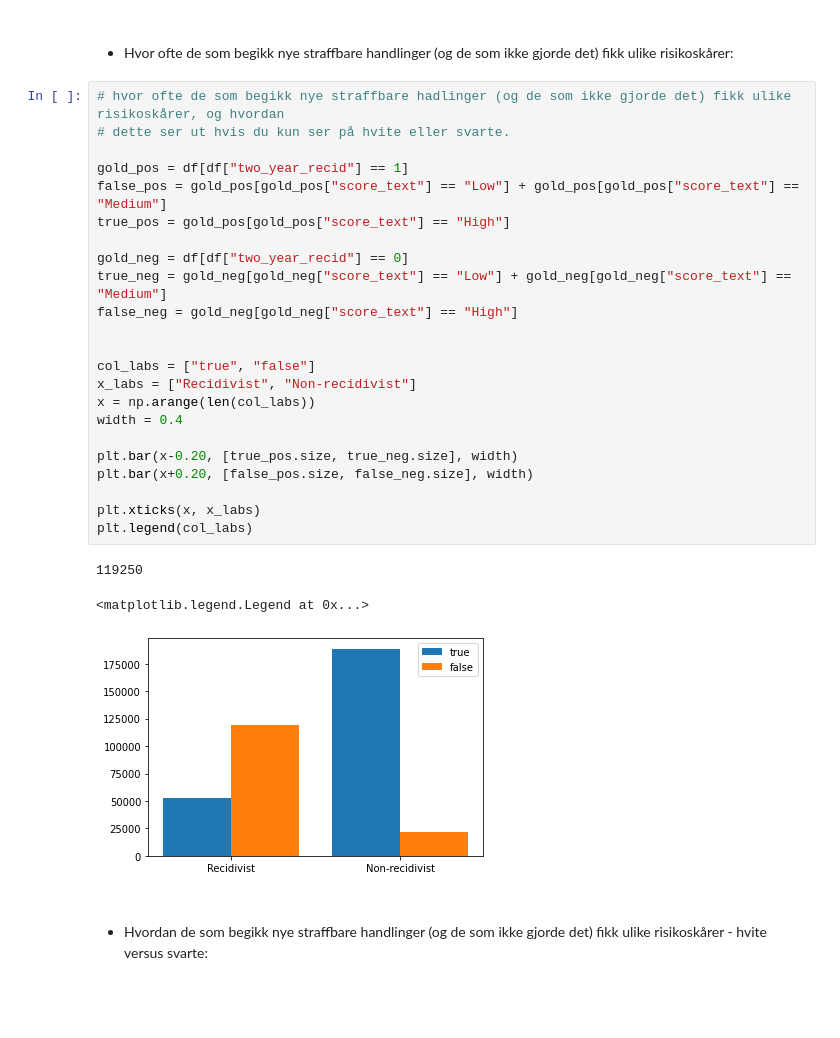
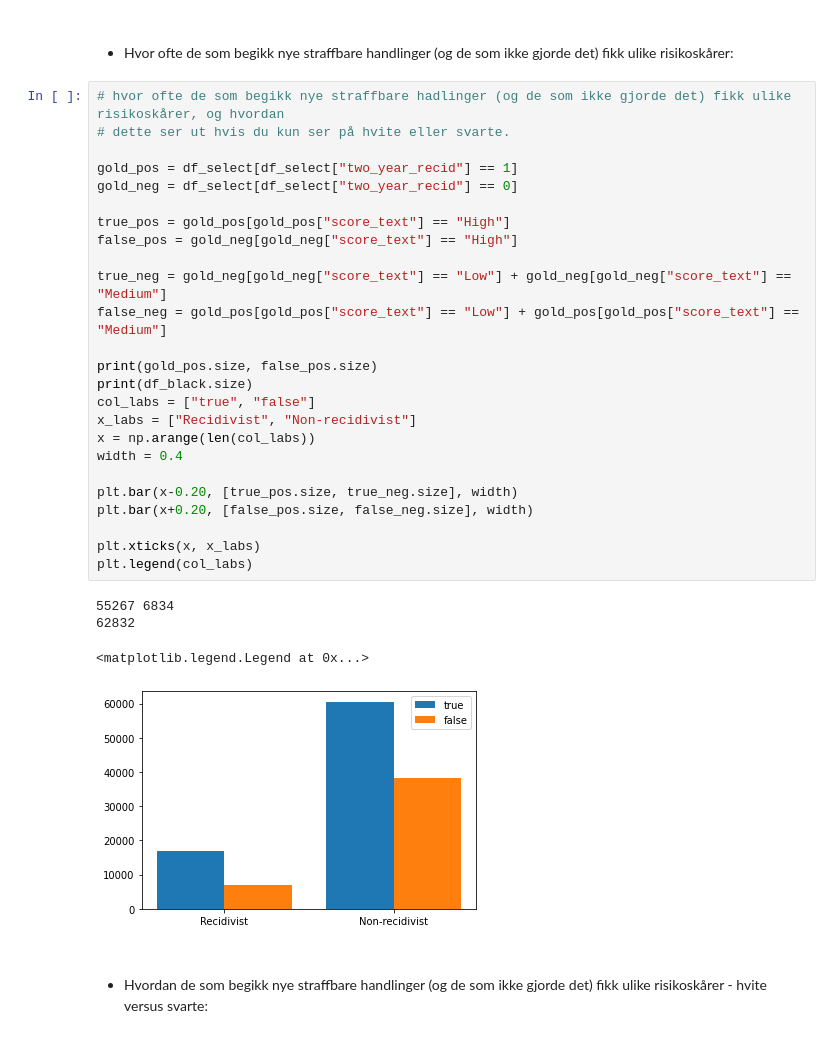
Before and after one commit to jonatanwins/COMPAS_project_HON2200, a Jupyter notebook: COMPAS.ipynb, the cells around one changed output. Saved outputs shown, nothing was run; the diff lists cells and outputs as text; blank space fills up the shorter version.

```diff
--- a/COMPAS.ipynb
+++ b/COMPAS.ipynb
@@ -172,30 +172,33 @@ plt.legend(col_labs)
 # %%
 # hvor ofte de som begikk nye straffbare hadlinger (og de som ikke gjorde det) fikk ulike risikoskårer, og hvordan
 # dette ser ut hvis du kun ser på hvite eller svarte.
 
-gold_pos = df[df["two_year_recid"] == 1]
-false_pos = gold_pos[gold_pos["score_text"] == "Low"] + gold_pos[gold_pos["score_text"] == "Medium"]
+gold_pos = df_select[df_select["two_year_recid"] == 1]
+gold_neg = df_select[df_select["two_year_recid"] == 0]
+
 true_pos = gold_pos[gold_pos["score_text"] == "High"]
+false_pos = gold_neg[gold_neg["score_text"] == "High"]
 
-gold_neg = df[df["two_year_recid"] == 0]
 true_neg = gold_neg[gold_neg["score_text"] == "Low"] + gold_neg[gold_neg["score_text"] == "Medium"]
-false_neg = gold_neg[gold_neg["score_text"] == "High"]
+false_neg = gold_pos[gold_pos["score_text"] == "Low"] + gold_pos[gold_pos["score_text"] == "Medium"]
 
-
+print(gold_pos.size, false_pos.size)
+print(df_black.size)
 col_labs = ["true", "false"]
 x_labs = ["Recidivist", "Non-recidivist"]
 x = np.arange(len(col_labs))
 width = 0.4
 
 plt.bar(x-0.20, [true_pos.size, true_neg.size], width)
 plt.bar(x+0.20, [false_pos.size, false_neg.size], width)
 
 plt.xticks(x, x_labs)
 plt.legend(col_labs)
 # %% [output]
-119250
+55267 6834
+62832
 <matplotlib.legend.Legend at 0x...>
-[figure, old version]
+[figure, new version]
 # %% [markdown]
 ####
 ####
```
Also changed, not shown: parts of 3 cells of this notebook.
